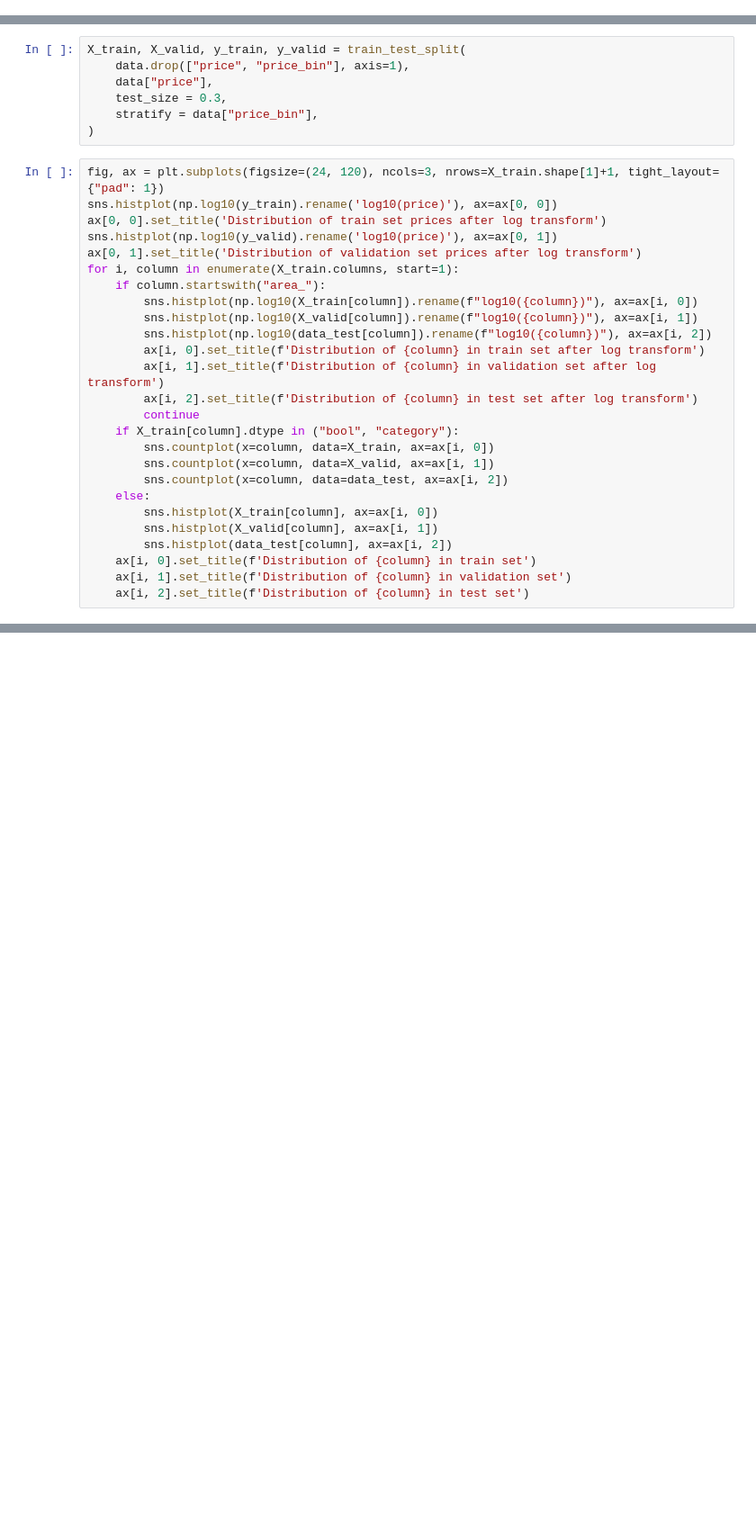
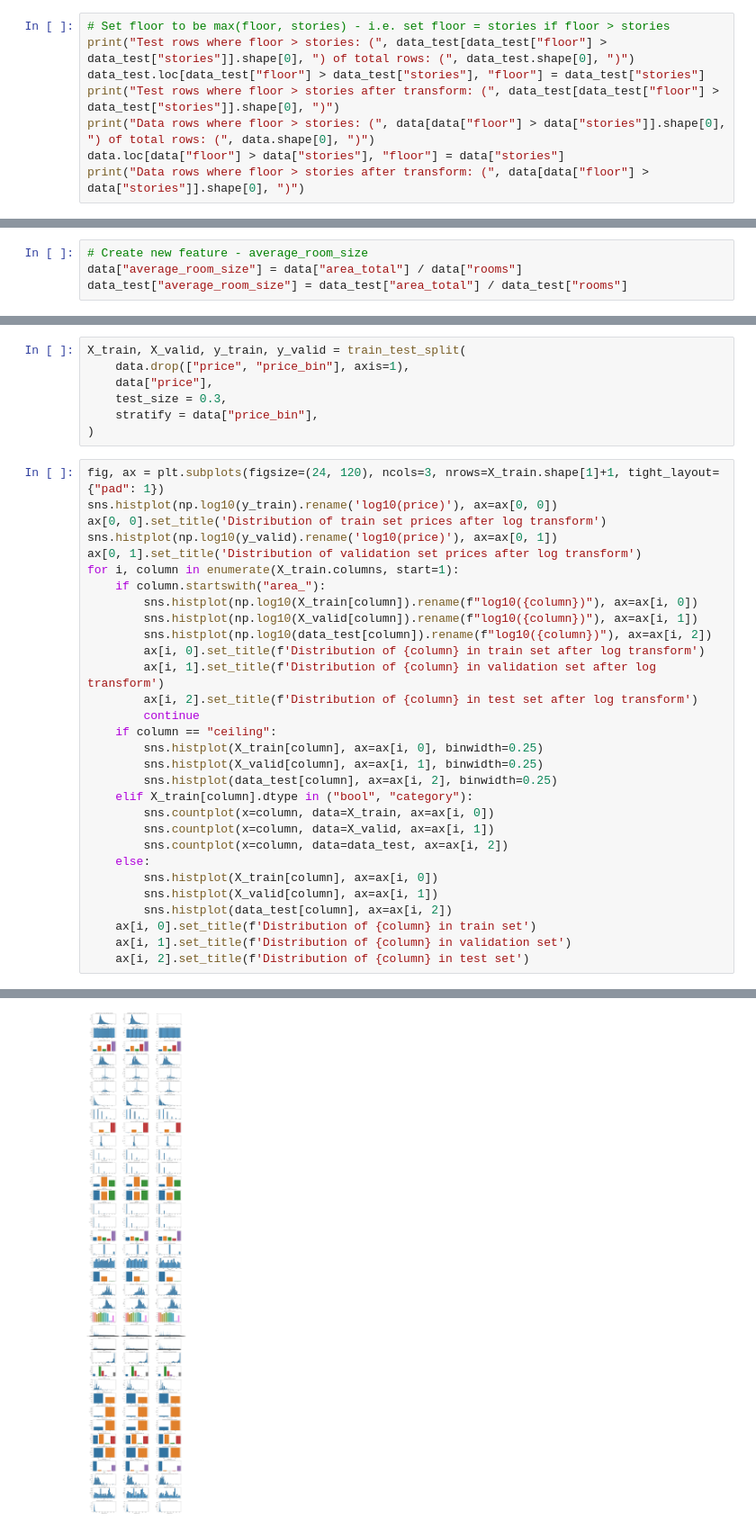
Before and after one commit to BollaBerg/TDT4173-Machine-learning, a Jupyter notebook: Berg - Preprocessing - train-test-split.ipynb, the cells around one changed output, grey strips where cells are left out. Shown at 90% size. Saved outputs shown, nothing was run; the diff lists cells and outputs as text; blank space fills up the shorter version.

Commit message:
Add final (hopefully) preprocessing of data

```diff
--- a/Berg - Preprocessing - train-test-split.ipynb
+++ b/Berg - Preprocessing - train-test-split.ipynb
@@ -207,0 +244,8 @@ Lines where area_kitchen + area_living > area_total: ( 0 ) of total lines: ( 993
+# %%
+# Set floor to be max(floor, stories) - i.e. set floor = stories if floor > stories
+print("Test rows where floor > stories: (", data_test[data_test["floor"] > data_test["stories"]].shape[0], ") of total rows: (", data_test.shape[0], ")")
+data_test.loc[data_test["floor"] > data_test["stories"], "floor"] = data_test["stories"]
+print("Test rows where floor > stories after transform: (", data_test[data_test["floor"] > data_test["stories"]].shape[0], ")")
+print("Data rows where floor > stories: (", data[data["floor"] > data["stories"]].shape[0], ") of total rows: (", data.shape[0], ")")
+data.loc[data["floor"] > data["stories"], "floor"] = data["stories"]
+print("Data rows where floor > stories after transform: (", data[data["floor"] > data["stories"]].shape[0], ")")
@@ -208,3 +257,7 @@ Lines where area_kitchen + area_living > area_total: ( 0 ) of total lines: ( 993
+# %%
+# Create new feature - average_room_size
+data["average_room_size"] = data["area_total"] / data["rooms"]
+data_test["average_room_size"] = data_test["area_total"] / data_test["rooms"]
 # %% [markdown]
 # Train/test split
 # %%
@@ -229,7 +282,11 @@ for i, column in enumerate(X_train.columns, start=1):
         ax[i, 1].set_title(f'Distribution of {column} in validation set after log transform')
         ax[i, 2].set_title(f'Distribution of {column} in test set after log transform')
         continue
-    if X_train[column].dtype in ("bool", "category"):
+    if column == "ceiling":
+        sns.histplot(X_train[column], ax=ax[i, 0], binwidth=0.25)
+        sns.histplot(X_valid[column], ax=ax[i, 1], binwidth=0.25)
+        sns.histplot(data_test[column], ax=ax[i, 2], binwidth=0.25)
+    elif X_train[column].dtype in ("bool", "category"):
         sns.countplot(x=column, data=X_train, ax=ax[i, 0])
         sns.countplot(x=column, data=X_valid, ax=ax[i, 1])
         sns.countplot(x=column, data=data_test, ax=ax[i, 2])
@@ -246 +301,2 @@ KeyboardInterrupt:
+[figure, added]
 # %%
```
Also changed, not shown: parts of 8 cells of this notebook, 6 other files.
